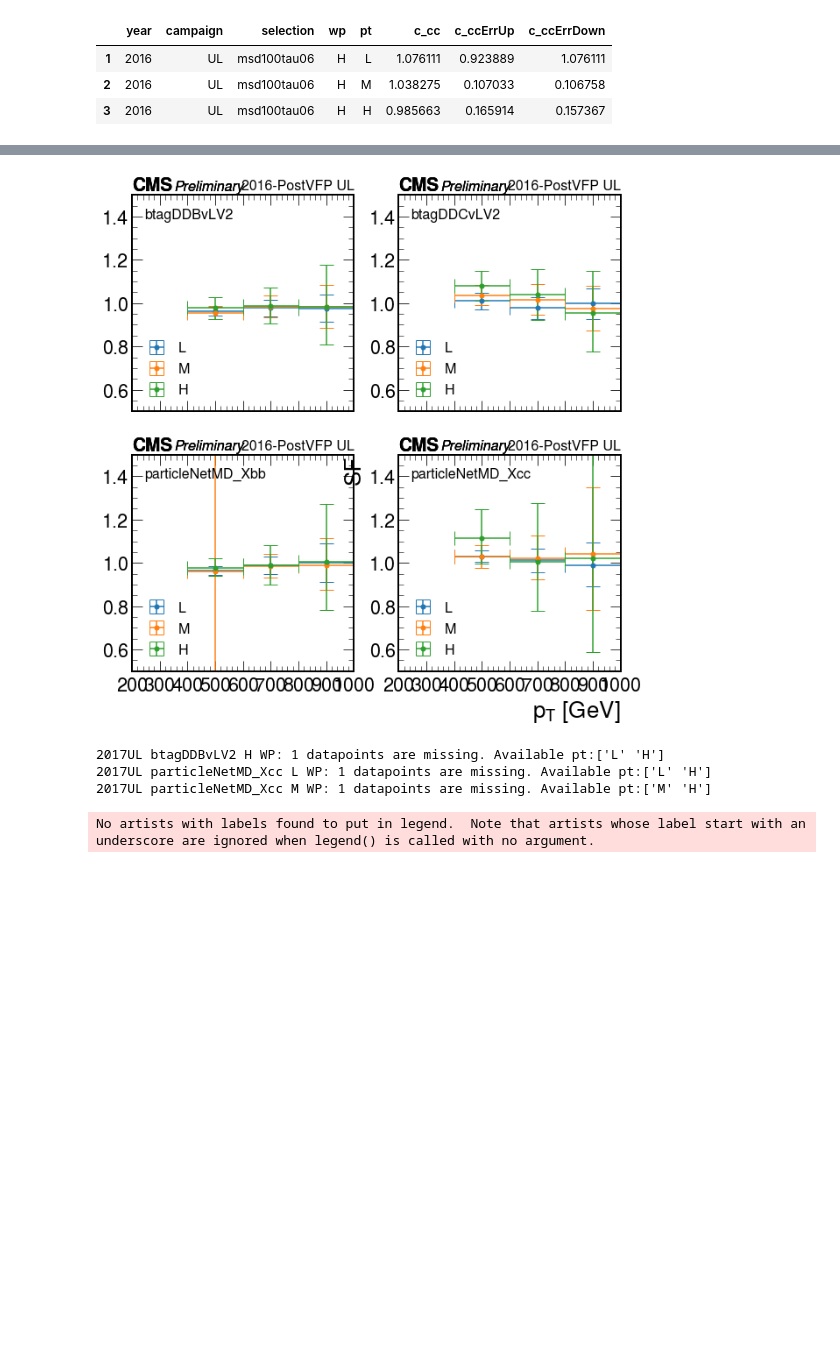
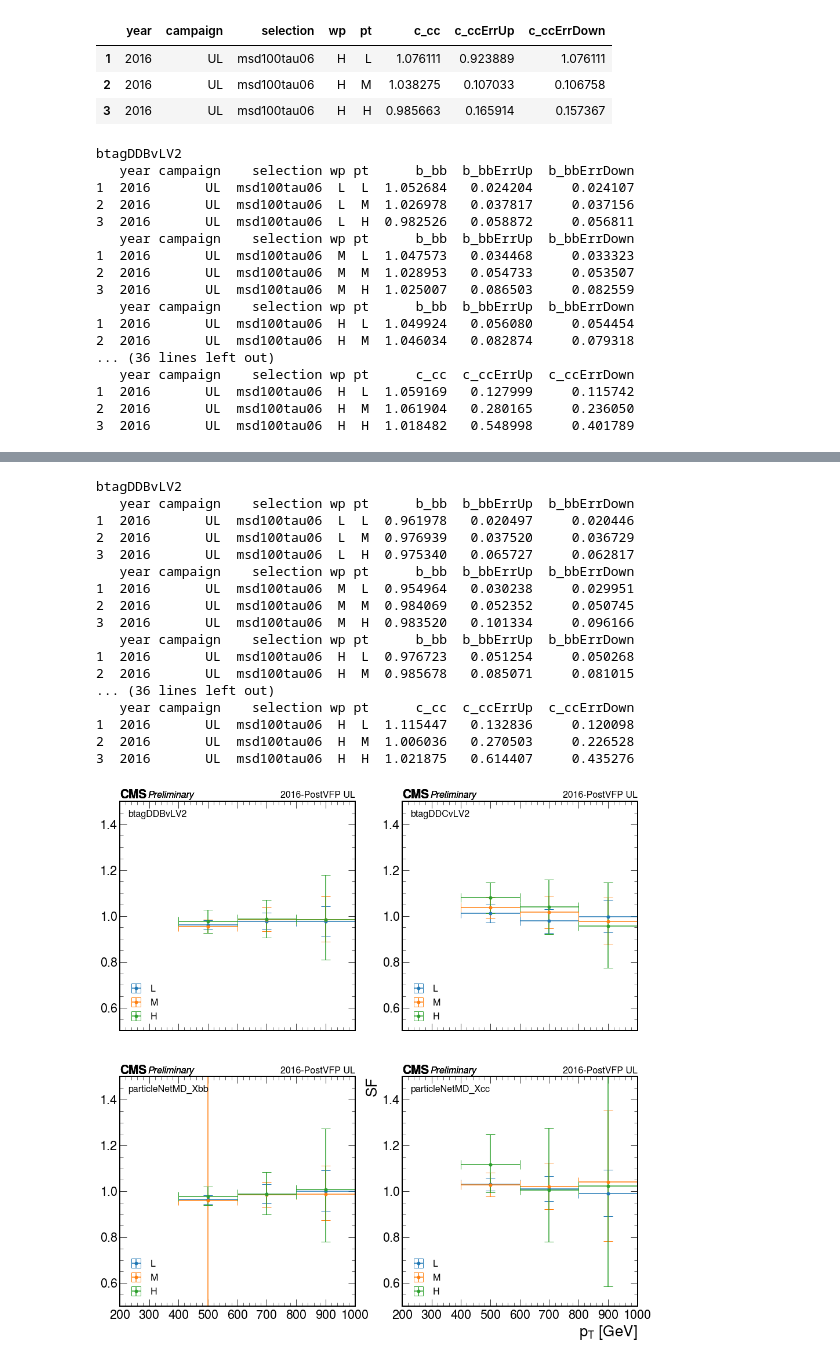
Before and after one commit to colizz/BTVNanoCommissioning, a Jupyter notebook: notebooks/plotSF_fromCSV.ipynb, the cells around one changed output, grey strips where cells are left out. Cells and saved outputs as stored; diff of their text form; code cells hidden in the pictures; blank space fills up the shorter version.

Commit message:
Print SF table in notebook

```diff
--- a/notebooks/plotSF_fromCSV.ipynb
+++ b/notebooks/plotSF_fromCSV.ipynb
@@ -34,7 +34,7 @@ fontsize = 16
 for key in folders.keys():
     folder = folders[key]
     year = key.split('-')[0]
-    fig, axes = plt.subplots(2,2, sharex=True)
+    fig, axes = plt.subplots(2,2, figsize=[16,16], sharex=True)
     plt.xlim(200, 1000)
     plt.ylim(0.6, 1.3)
     plt.xticks(np.arange(200, 1100, 100))
@@ -44,6 +44,7 @@ for key in folders.keys():
         text = tagger
         at = AnchoredText(text, loc='upper left', prop={'fontsize' : fontsize}, frameon=False)
         axes[int(i/2)][i%2].add_artist(at)
+        print(tagger)
         for wp in [ 'L', 'M', 'H' ]:
 
             SF = None
@@ -61,6 +62,7 @@ for key in folders.keys():
             #try: df = pd.read_csv(filename, usecols=['year', 'campaign', 'selection', 'wp', 'pt', f'{POI}', f'{POI}ErrUp', f'{POI}ErrDown'])
             #except: print(filename)
             df = df[df['pt'] != 'Inclusive']
+            print(df)
 
             year = str(df['year'].values[0])
             campaign = df['campaign'].values[0]
@@ -85,8 +87,8 @@ for key in folders.keys():
                 pterr.append(pt_err)
 
             if len(SF) != len(pt):
-                print(f"{year}{campaign} {tagger} {wp} WP: {len(pt) - len(SF)} datapoints are missing. Available pt:", end='')
-                print(df['pt'].values)
+                print(f"\n{year}{campaign} {tagger} {wp} WP: {len(pt) - len(SF)} datapoints are missing. Available pt:", end='')
+                print(df['pt'].values, end='\n\n')
                 continue
 
             axes[int(i/2),i%2].errorbar(pt, SF, xerr=pterr, yerr=SFerr, capsize=8, linestyle='', marker='o', markersize=5, label=wp)
@@ -97,3 +99,20 @@ for key in folders.keys():
     plt.show()
     plt.close()
 # %% [output]
+btagDDBvLV2
+   year campaign    selection wp pt      b_bb  b_bbErrUp  b_bbErrDown
+1  2016       UL  msd100tau06  L  L  1.052684   0.024204     0.024107
+2  2016       UL  msd100tau06  L  M  1.026978   0.037817     0.037156
+3  2016       UL  msd100tau06  L  H  0.982526   0.058872     0.056811
+   year campaign    selection wp pt      b_bb  b_bbErrUp  b_bbErrDown
+1  2016       UL  msd100tau06  M  L  1.047573   0.034468     0.033323
+2  2016       UL  msd100tau06  M  M  1.028953   0.054733     0.053507
+3  2016       UL  msd100tau06  M  H  1.025007   0.086503     0.082559
+   year campaign    selection wp pt      b_bb  b_bbErrUp  b_bbErrDown
+1  2016       UL  msd100tau06  H  L  1.049924   0.056080     0.054454
+2  2016       UL  msd100tau06  H  M  1.046034   0.082874     0.079318
+... (36 lines left out)
+   year campaign    selection wp pt      c_cc  c_ccErrUp  c_ccErrDown
+1  2016       UL  msd100tau06  H  L  1.059169   0.127999     0.115742
+2  2016       UL  msd100tau06  H  M  1.061904   0.280165     0.236050
+3  2016       UL  msd100tau06  H  H  1.018482   0.548998     0.401789
@@ -101,5 +120,18 @@ for key in folders.keys():
+btagDDBvLV2
+   year campaign    selection wp pt      b_bb  b_bbErrUp  b_bbErrDown
+1  2016       UL  msd100tau06  L  L  0.961978   0.020497     0.020446
+2  2016       UL  msd100tau06  L  M  0.976939   0.037520     0.036729
+3  2016       UL  msd100tau06  L  H  0.975340   0.065727     0.062817
+   year campaign    selection wp pt      b_bb  b_bbErrUp  b_bbErrDown
+1  2016       UL  msd100tau06  M  L  0.954964   0.030238     0.029951
+2  2016       UL  msd100tau06  M  M  0.984069   0.052352     0.050745
+3  2016       UL  msd100tau06  M  H  0.983520   0.101334     0.096166
+   year campaign    selection wp pt      b_bb  b_bbErrUp  b_bbErrDown
+1  2016       UL  msd100tau06  H  L  0.976723   0.051254     0.050268
+2  2016       UL  msd100tau06  H  M  0.985678   0.085071     0.081015
+... (36 lines left out)
+   year campaign    selection wp pt      c_cc  c_ccErrUp  c_ccErrDown
+1  2016       UL  msd100tau06  H  L  1.115447   0.132836     0.120098
+2  2016       UL  msd100tau06  H  M  1.006036   0.270503     0.226528
+3  2016       UL  msd100tau06  H  H  1.021875   0.614407     0.435276
-[figure, old version]
+[figure, new version]
-2017UL btagDDBvLV2 H WP: 1 datapoints are missing. Available pt:['L' 'H']
-2017UL particleNetMD_Xcc L WP: 1 datapoints are missing. Available pt:['L' 'H']
-2017UL particleNetMD_Xcc M WP: 1 datapoints are missing. Available pt:['M' 'H']
-No artists with labels found to put in legend.  Note that artists whose label start with an underscore are ignored when legend() is called with no argument.
```
Also changed, not shown: parts of 1 cell of this notebook.
